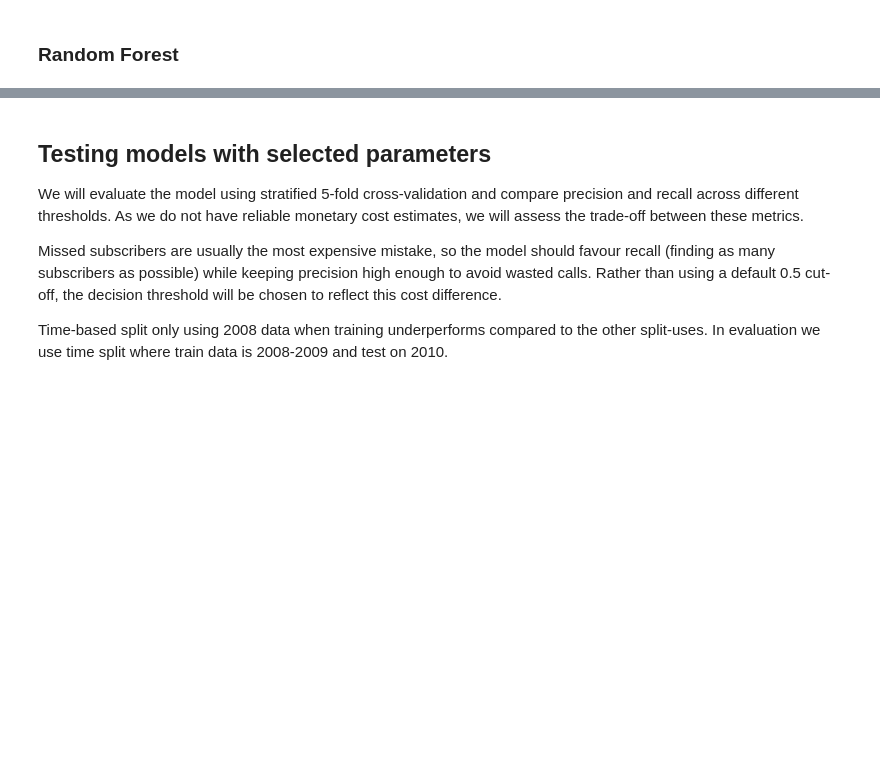
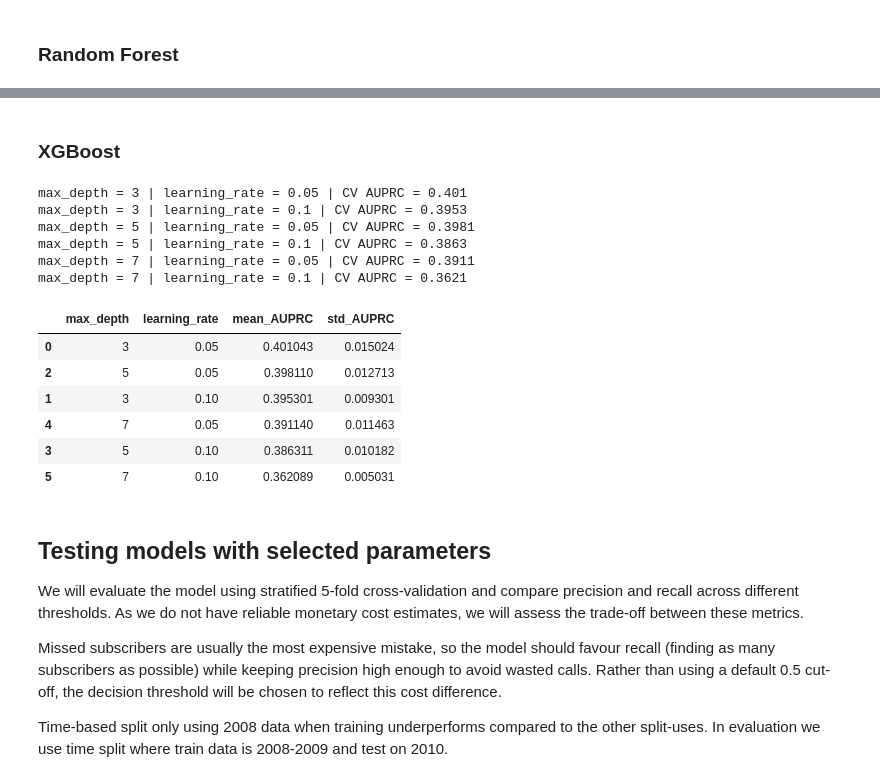
Before and after one commit to abigmugofcoffee/ml_hw, a Jupyter notebook: bank_marketing_project.ipynb, the cells around one changed output, grey strips where cells are left out. Drawn from its saved outputs; the diff is of its cells as text; code cells hidden in the pictures; blank space fills up the shorter version.

Commit message:
Added XGBoost through Google Colab

```diff
--- a/bank_marketing_project.ipynb
+++ b/bank_marketing_project.ipynb
@@ -641,3 +632,39 @@ print(rf_hyperparameters)
+# %% [markdown]
+### XGBoost
+# %%
+from xgboost import XGBClassifier
+
+cv = StratifiedKFold(n_splits=5, shuffle=True, random_state=4)
+results_xgb = []
+
+for depth in [3, 5, 7]:
+    for lr in [0.05, 0.1]:
+        xgb = XGBClassifier(n_estimators=300, max_depth=depth, learning_rate=lr, subsample=0.8,
+                            colsample_bytree=0.8, eval_metric="logloss",
+                            random_state=0, n_jobs=-1)
+
+        fold_scores = cross_val_score(xgb, X_train, y_train, cv=cv, scoring="average_precision")
+
+        results_xgb.append({"max_depth": depth, "learning_rate": lr,
+                            "mean_AUPRC": fold_scores.mean(), "std_AUPRC": fold_scores.std()})
+        print("max_depth =", depth, "| learning_rate =", lr, "| CV AUPRC =", round(fold_scores.mean(), 4))
+
+scores_xgb = pd.DataFrame(results_xgb).sort_values("mean_AUPRC", ascending=False)
+scores_xgb
+# %% [output]
+max_depth = 3 | learning_rate = 0.05 | CV AUPRC = 0.401
+max_depth = 3 | learning_rate = 0.1 | CV AUPRC = 0.3953
+max_depth = 5 | learning_rate = 0.05 | CV AUPRC = 0.3981
+max_depth = 5 | learning_rate = 0.1 | CV AUPRC = 0.3863
+max_depth = 7 | learning_rate = 0.05 | CV AUPRC = 0.3911
+max_depth = 7 | learning_rate = 0.1 | CV AUPRC = 0.3621
+|  | max_depth | learning_rate | mean_AUPRC | std_AUPRC |
+| 0 | 3 | 0.05 | 0.401043 | 0.015024 |
+| 2 | 5 | 0.05 | 0.398110 | 0.012713 |
+| 1 | 3 | 0.10 | 0.395301 | 0.009301 |
+| 4 | 7 | 0.05 | 0.391140 | 0.011463 |
+| 3 | 5 | 0.10 | 0.386311 | 0.010182 |
+| 5 | 7 | 0.10 | 0.362089 | 0.005031 |
 # %% [markdown]
 ## Testing models with selected parameters
 
```
Also changed, not shown: parts of 13 cells of this notebook.
